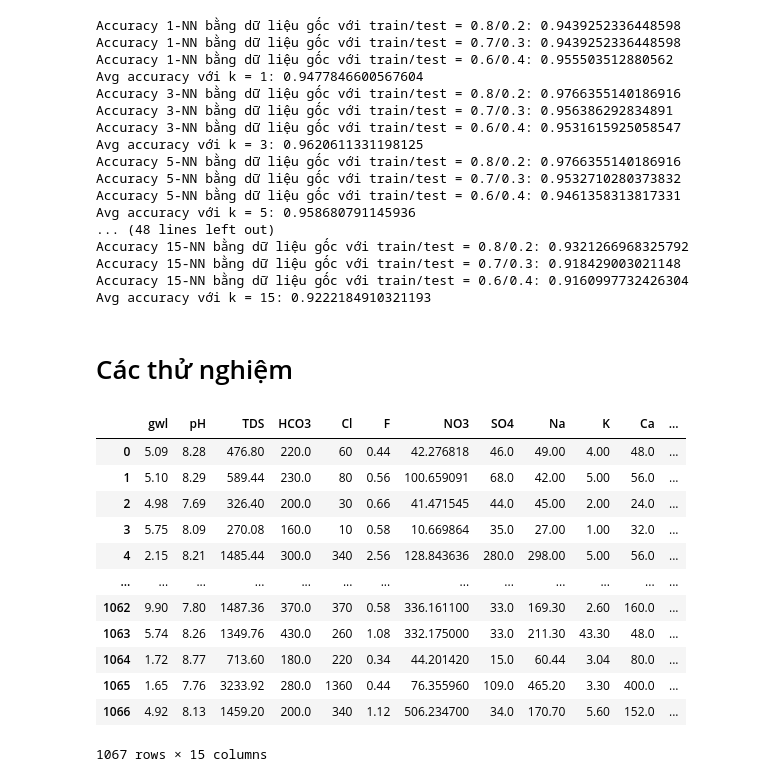
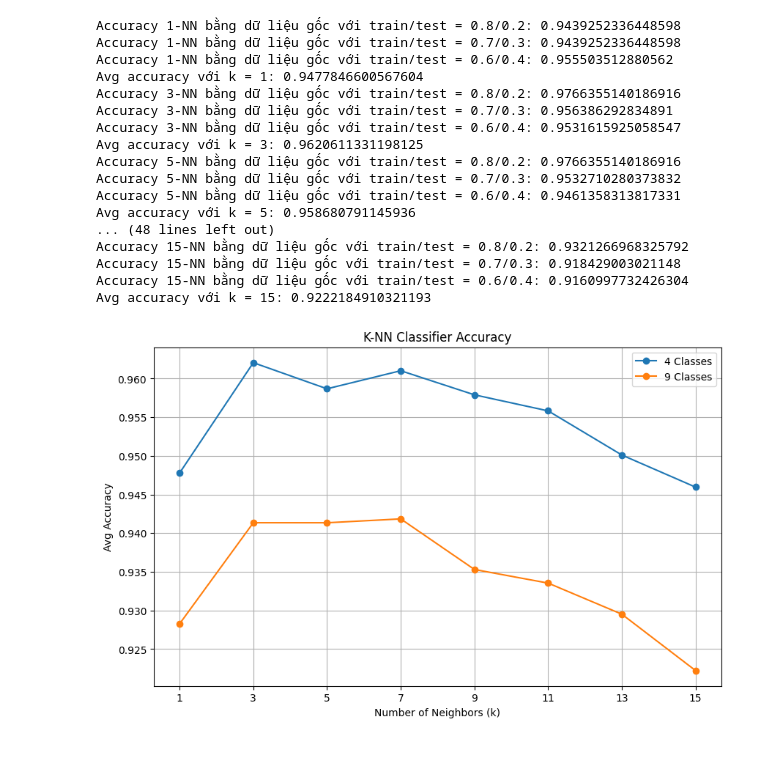
Before and after one commit to Dr-Vphuc/Ground_Water_Classifier, a Jupyter notebook: notebook/c_knn.ipynb, the cells around one changed output. Saved outputs shown, nothing was run; the diff lists cells and outputs as text; code cells hidden in the pictures; blank space fills up the shorter version.

```diff
--- a/notebook/c_knn.ipynb
+++ b/notebook/c_knn.ipynb
@@ -91,33 +93,3 @@ Accuracy 15-NN bằng dữ liệu gốc với train/test = 0.8/0.2: 0.9321266968
 Accuracy 15-NN bằng dữ liệu gốc với train/test = 0.7/0.3: 0.918429003021148
 Accuracy 15-NN bằng dữ liệu gốc với train/test = 0.6/0.4: 0.9160997732426304
 Avg accuracy với k = 15: 0.9222184910321193
-# %% [markdown]
-# Các thử nghiệm
-# %%
-import pandas as pd
-import matplotlib.pyplot as plt
-import seaborn as sns
-import numpy as np
-
-import os
-BASE_DIR = os.path.dirname(
-    os.path.dirname(
-        os.path.dirname(
-            os.path.abspath('notebook/preprocessing.ipynb'))))
-
-df_4 = pd.read_csv(os.path.join(BASE_DIR, 'data/processed_data_4_classes.csv'))
-df_9 = pd.read_csv(os.path.join(BASE_DIR, 'data/processed_data_9_classes.csv'))
-# %% [output]
-|  | gwl | pH | TDS | HCO3 | Cl | F | NO3 | SO4 | Na | K | Ca | ... |
-| 0 | 5.09 | 8.28 | 476.80 | 220.0 | 60 | 0.44 | 42.276818 | 46.0 | 49.00 | 4.00 | 48.0 | ... |
-| 1 | 5.10 | 8.29 | 589.44 | 230.0 | 80 | 0.56 | 100.659091 | 68.0 | 42.00 | 5.00 | 56.0 | ... |
-| 2 | 4.98 | 7.69 | 326.40 | 200.0 | 30 | 0.66 | 41.471545 | 44.0 | 45.00 | 2.00 | 24.0 | ... |
-| 3 | 5.75 | 8.09 | 270.08 | 160.0 | 10 | 0.58 | 10.669864 | 35.0 | 27.00 | 1.00 | 32.0 | ... |
-| 4 | 2.15 | 8.21 | 1485.44 | 300.0 | 340 | 2.56 | 128.843636 | 280.0 | 298.00 | 5.00 | 56.0 | ... |
-| ... | ... | ... | ... | ... | ... | ... | ... | ... | ... | ... | ... | ... |
-| 1062 | 9.90 | 7.80 | 1487.36 | 370.0 | 370 | 0.58 | 336.161100 | 33.0 | 169.30 | 2.60 | 160.0 | ... |
-| 1063 | 5.74 | 8.26 | 1349.76 | 430.0 | 260 | 1.08 | 332.175000 | 33.0 | 211.30 | 43.30 | 48.0 | ... |
-| 1064 | 1.72 | 8.77 | 713.60 | 180.0 | 220 | 0.34 | 44.201420 | 15.0 | 60.44 | 3.04 | 80.0 | ... |
-| 1065 | 1.65 | 7.76 | 3233.92 | 280.0 | 1360 | 0.44 | 76.355960 | 109.0 | 465.20 | 3.30 | 400.0 | ... |
-| 1066 | 4.92 | 8.13 | 1459.20 | 200.0 | 340 | 1.12 | 506.234700 | 34.0 | 170.70 | 5.60 | 152.0 | ... |
-1067 rows × 15 columns
@@ -135,0 +96,13 @@ X_train_9, X_test_9, y_train_9, y_test_9 = train_test_split(
+# %%
+plt.figure(figsize=(10, 6))
+plt.plot([1,3,5,7,9,11,13,15], knn_acc_4, marker='o', label='4 Classes')
+plt.plot([1,3,5,7,9,11,13,15], knn_acc_9, marker='o', label='9 Classes')
+plt.title('K-NN Classifier Accuracy')
+plt.xlabel('Number of Neighbors (k)')
+plt.ylabel('Avg Accuracy')
+plt.xticks([1,3,5,7,9,11,13,15])
+plt.legend()
+plt.grid()
+plt.show()
+# %% [output]
+[figure, added]
```
Also changed, not shown: parts of 10 cells of this notebook.
